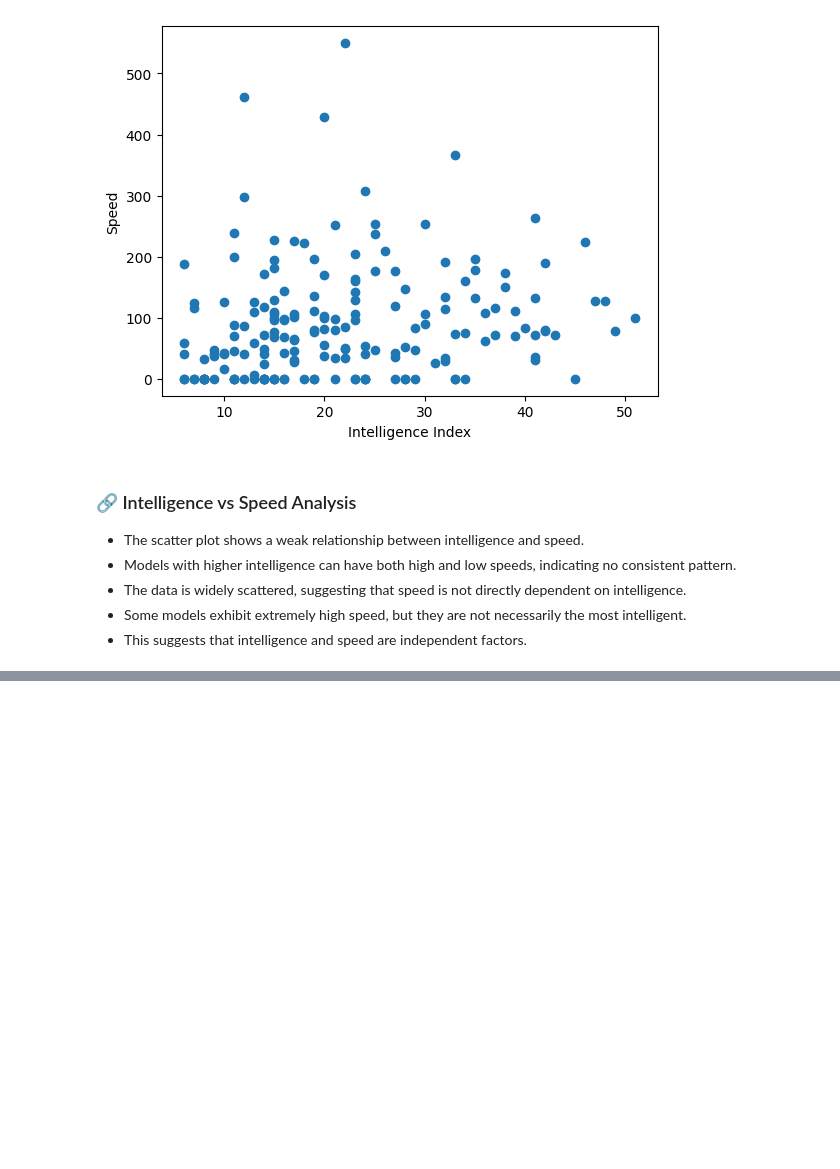
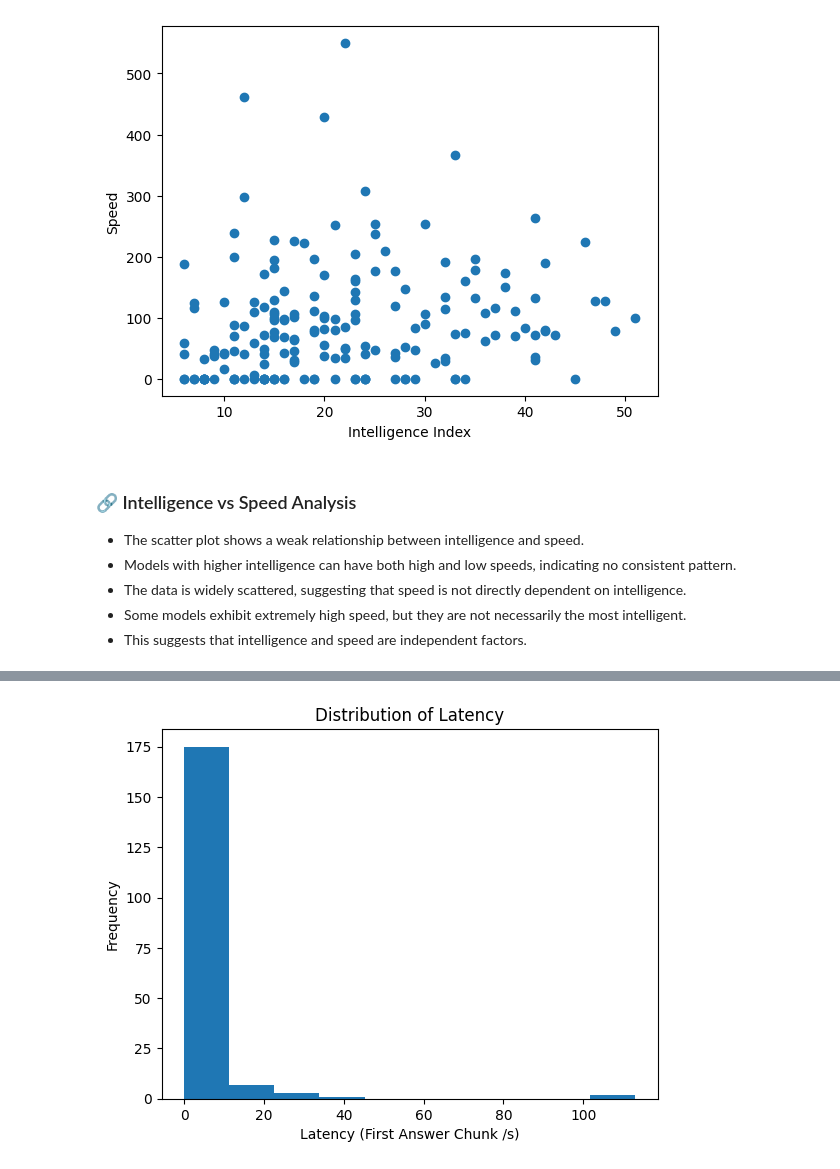
Before and after one commit to M-Codes6/AI-Models-Benchmark-Dataset-2026-latest-, a Jupyter notebook: notebooks/analysis.ipynb, the cells around one changed output, grey strips where cells are left out. Drawn from its saved outputs; the diff is of its cells as text; code cells hidden in the pictures; blank space fills up the shorter version.

Commit message:
Latency analysis

```diff
--- a/notebooks/analysis.ipynb
+++ b/notebooks/analysis.ipynb
@@ -310,0 +327,8 @@ plt.show()
+# %%
+plt.hist(df["Latency (First Answer Chunk /s)"])
+plt.title("Distribution of Latency")
+plt.xlabel("Latency (First Answer Chunk /s)")
+plt.ylabel("Frequency")
+plt.show()
+# %% [output]
+[figure, added]
```
Also changed, not shown: parts of 7 cells of this notebook.
